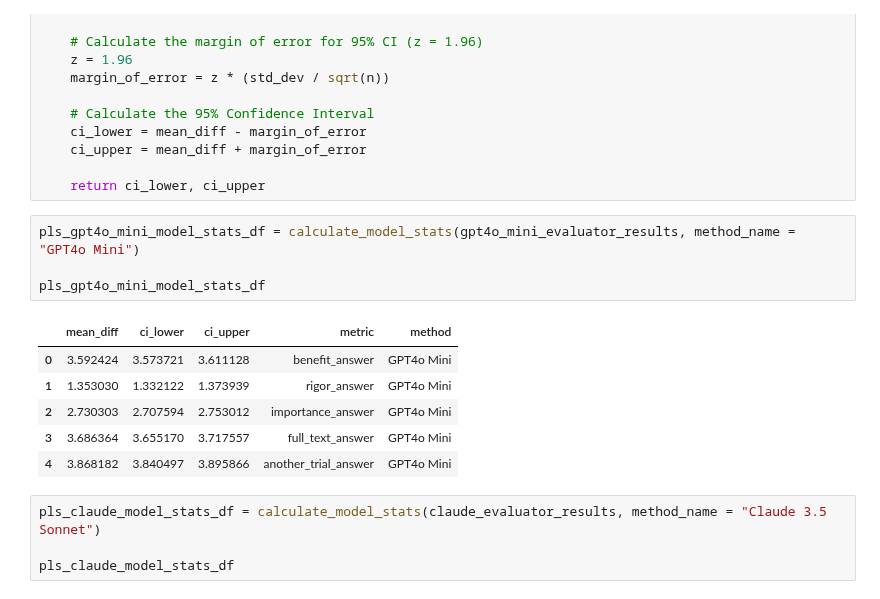
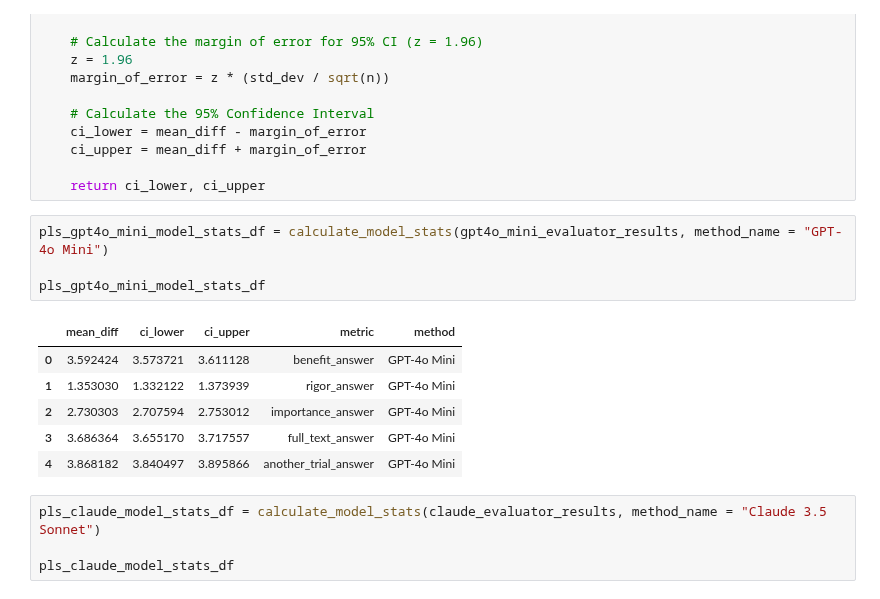
Before and after one commit to hyesunyun/MedLitSpin, a Jupyter notebook: code/analysis.ipynb, the cells around one changed output. Drawn from its saved outputs; the diff is of its cells as text.

```diff
--- a/code/analysis.ipynb
+++ b/code/analysis.ipynb
@@ -1924,16 +1919,16 @@ def calculate_confidence_interval(df, df_column_name):
 
     return ci_lower, ci_upper
 # %%
-pls_gpt4o_mini_model_stats_df = calculate_model_stats(gpt4o_mini_evaluator_results, method_name = "GPT4o Mini")
+pls_gpt4o_mini_model_stats_df = calculate_model_stats(gpt4o_mini_evaluator_results, method_name = "GPT-4o Mini")
 
 pls_gpt4o_mini_model_stats_df
 # %% [output]
 |  | mean_diff | ci_lower | ci_upper | metric | method |
-| 0 | 3.592424 | 3.573721 | 3.611128 | benefit_answer | GPT4o Mini |
-| 1 | 1.353030 | 1.332122 | 1.373939 | rigor_answer | GPT4o Mini |
-| 2 | 2.730303 | 2.707594 | 2.753012 | importance_answer | GPT4o Mini |
-| 3 | 3.686364 | 3.655170 | 3.717557 | full_text_answer | GPT4o Mini |
-| 4 | 3.868182 | 3.840497 | 3.895866 | another_trial_answer | GPT4o Mini |
+| 0 | 3.592424 | 3.573721 | 3.611128 | benefit_answer | GPT-4o Mini |
+| 1 | 1.353030 | 1.332122 | 1.373939 | rigor_answer | GPT-4o Mini |
+| 2 | 2.730303 | 2.707594 | 2.753012 | importance_answer | GPT-4o Mini |
+| 3 | 3.686364 | 3.655170 | 3.717557 | full_text_answer | GPT-4o Mini |
+| 4 | 3.868182 | 3.840497 | 3.895866 | another_trial_answer | GPT-4o Mini |
 # %%
 pls_claude_model_stats_df = calculate_model_stats(claude_evaluator_results, method_name = "Claude 3.5 Sonnet")
 
```
Also changed, not shown: parts of 8 cells of this notebook, 10 other files.
